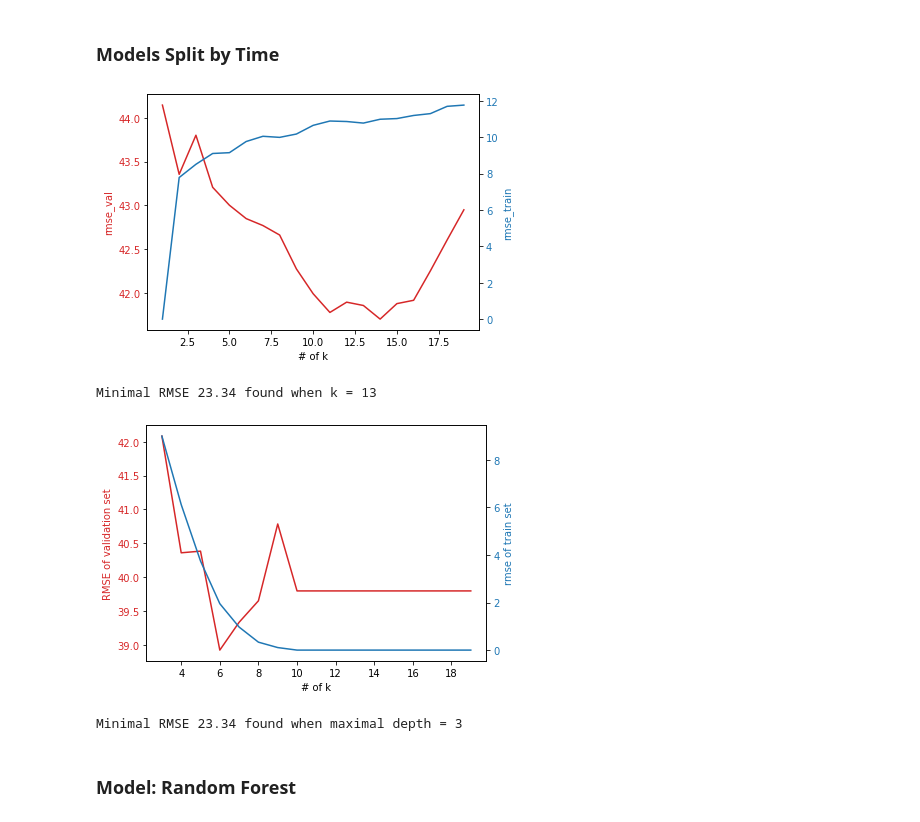
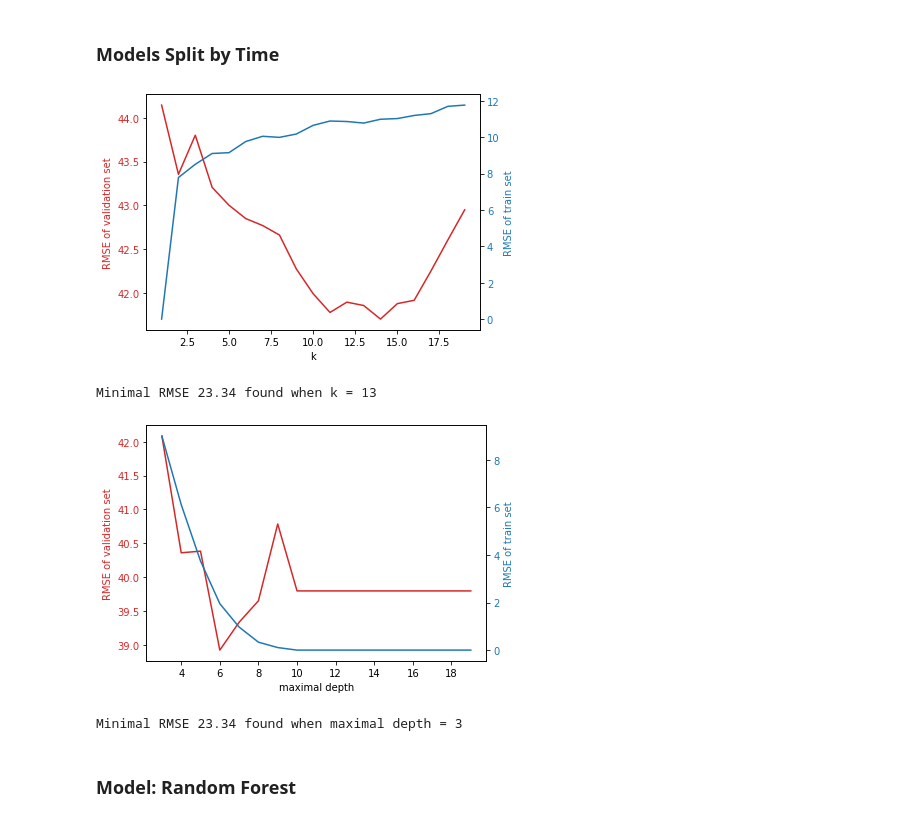
Before and after one commit to JumjieYang/COVID19-ML, a Jupyter notebook: predict.ipynb, the cells around one changed output. Drawn from its saved outputs; the diff is of its cells as text; code cells hidden in the pictures.

```diff
--- a/predict.ipynb
+++ b/predict.ipynb
@@ -153,35 +153,35 @@ score_list = []
 score_list_train = []
 train = df.loc[df['date'] < '2020-08-10']
 val = df.loc[df['date'] >= '2020-08-10']
 for k in range(1,20):
     knn = KNN(k)
     knn.fit(train.iloc[:,2:-1],train.iloc[:,-1])
     y_pred = knn.predict(val.iloc[:,2:-1])
     y_train = knn.predict(train.iloc[:,2:-1])
     score_list.append(sqrt(metrics.mean_squared_error(val.iloc[:,-1],y_pred)))
     score_list_train.append(sqrt(metrics.mean_squared_error(train.iloc[:,-1],y_train)))
 fig, ax1 = plt.subplots()
 color = 'tab:red'
-ax1.set_xlabel('# of k')
+ax1.set_xlabel('k')
 ax1.set_ylabel('RMSE of validation set', color=color)
 ax1.plot(range(1,20),score_list, color=color)
 ax1.tick_params(axis='y', labelcolor=color)
 
 ax2 = ax1.twinx()
 
 color = 'tab:blue'
 ax2.set_ylabel('RMSE of train set', color=color)
 ax2.plot(range(1,20),score_list_train, color=color)
 ax2.tick_params(axis='y', labelcolor=color)
 
 fig.tight_layout()
 plt.show()
 print("Minimal RMSE %.2f" % min(rmse), end=" found when k = ")
 for i, value in enumerate(score_list):
     if value == min(score_list):
         print (i)
 # %% [output]
-[figure, old version]
+[figure, new version]
 Minimal RMSE 23.34 found when k = 13
 # %%
 score_list = []
@@ -197,7 +197,7 @@ for k in range(3,20):
     score_list_train.append(sqrt(metrics.mean_squared_error(train.iloc[:,-1],y_train)))
 fig, ax1 = plt.subplots()
 color = 'tab:red'
-ax1.set_xlabel('# of k')
+ax1.set_xlabel('maximal depth')
 ax1.set_ylabel('RMSE of validation set', color=color)
 ax1.plot(range(3,20),score_list, color=color)
 ax1.tick_params(axis='y', labelcolor=color)
@@ -216,7 +216,7 @@ for i, value in enumerate(score_list):
     if value == min(score_list):
         print (i)
 # %% [output]
-[figure, old version]
+[figure, new version]
 Minimal RMSE 23.34 found when maximal depth = 3
 # %% [markdown]
 ### Model: Random Forest
```
Also changed, not shown: parts of 1 cell of this notebook.
